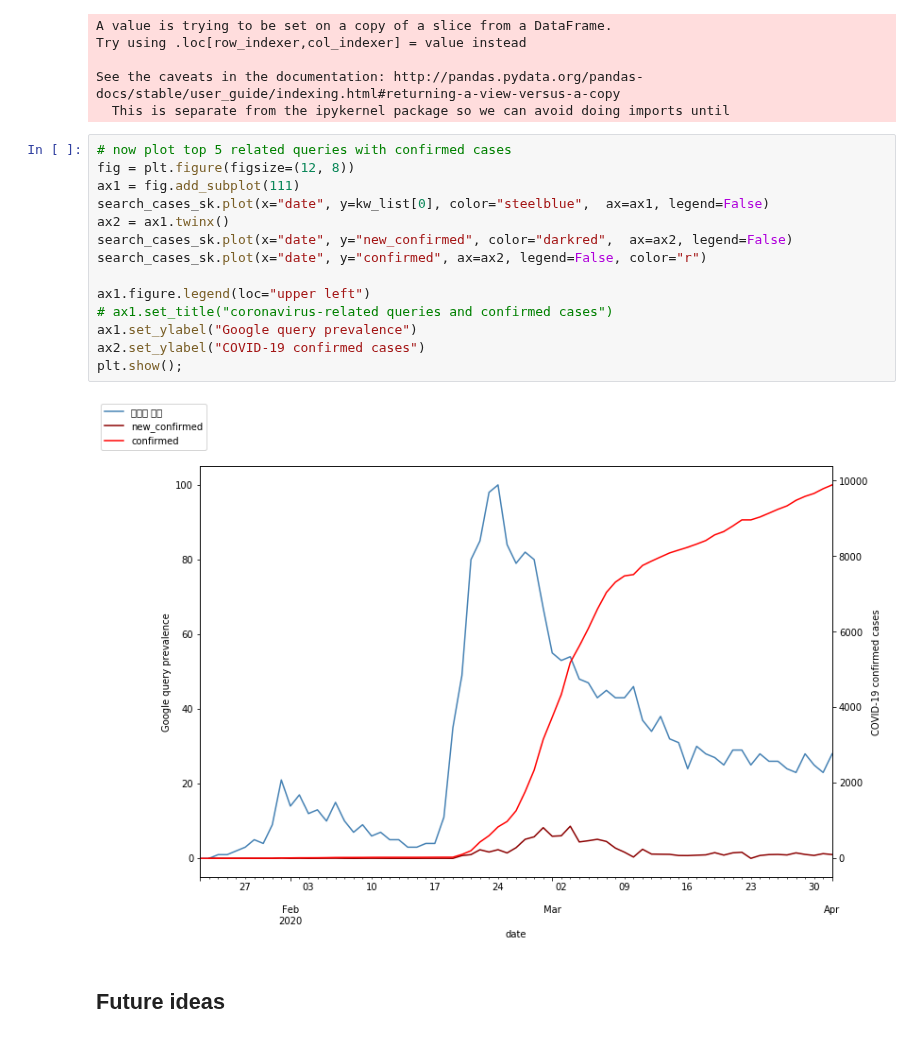
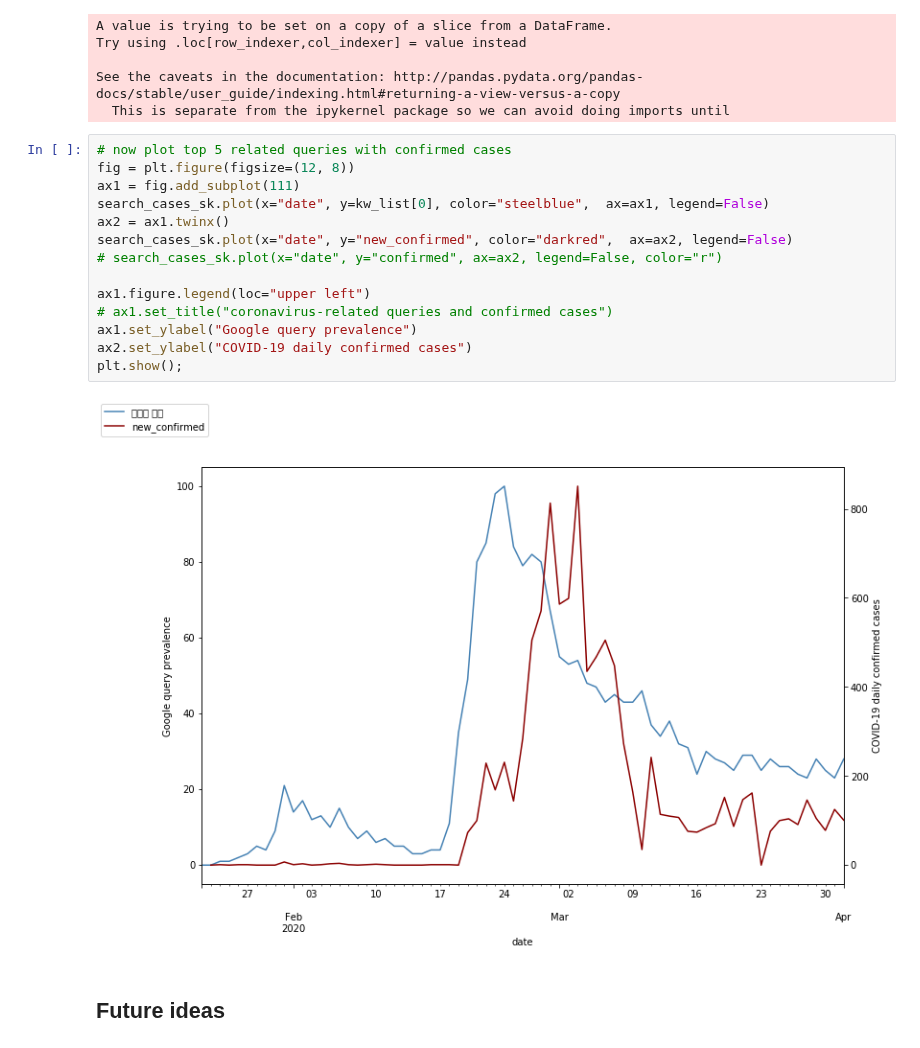
Before and after one commit to spotted-d/RNN_covid19_modeling, a Jupyter notebook: milestone2_eda/milestone2_eda.ipynb, the cells around one changed output. Drawn from its saved outputs; the diff is of its cells as text.

```diff
--- a/milestone2_eda/milestone2_eda.ipynb
+++ b/milestone2_eda/milestone2_eda.ipynb
@@ -584,19 +584,19 @@ See the caveats in the documentation: http://pandas.pydata.org/pandas-docs/stabl
 # %%
 # now plot top 5 related queries with confirmed cases
 fig = plt.figure(figsize=(12, 8))
 ax1 = fig.add_subplot(111)
 search_cases_sk.plot(x="date", y=kw_list[0], color="steelblue",  ax=ax1, legend=False)
 ax2 = ax1.twinx()
 search_cases_sk.plot(x="date", y="new_confirmed", color="darkred",  ax=ax2, legend=False)
-search_cases_sk.plot(x="date", y="confirmed", ax=ax2, legend=False, color="r")
+# search_cases_sk.plot(x="date", y="confirmed", ax=ax2, legend=False, color="r")
 
 ax1.figure.legend(loc="upper left")
 # ax1.set_title("coronavirus-related queries and confirmed cases")
 ax1.set_ylabel("Google query prevalence")
-ax2.set_ylabel("COVID-19 confirmed cases")
+ax2.set_ylabel("COVID-19 daily confirmed cases")
 plt.show();
 # %% [output]
-[figure, old version]
+[figure, new version]
 # %% [markdown]
 ## Future ideas
 # %% [markdown]
```
Also changed, not shown: parts of 1 cell of this notebook.
